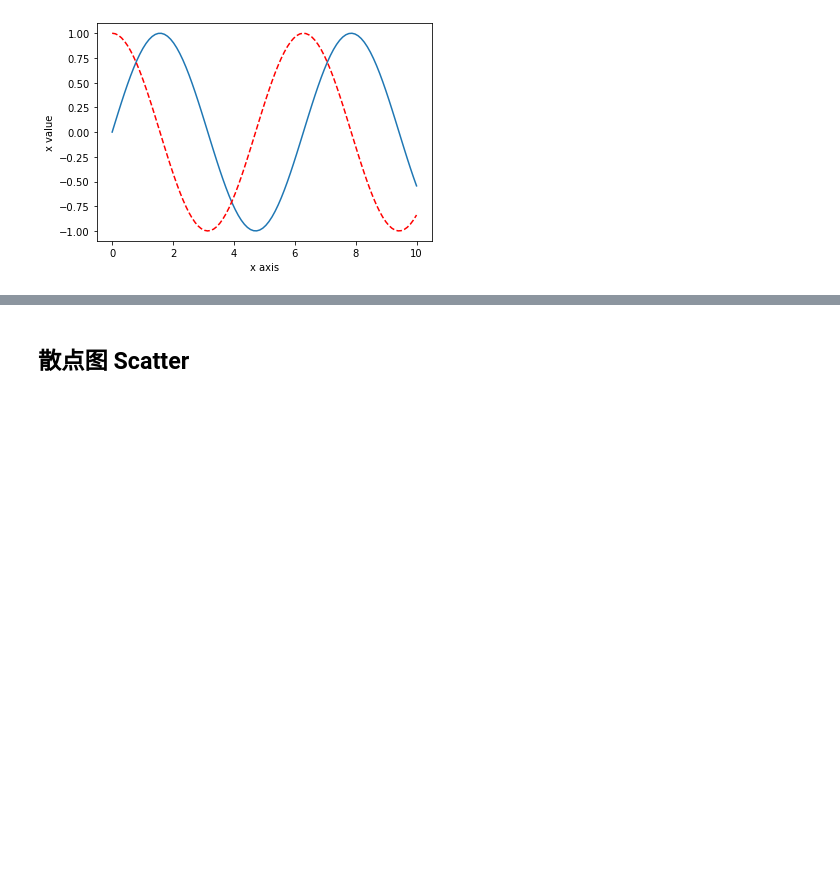
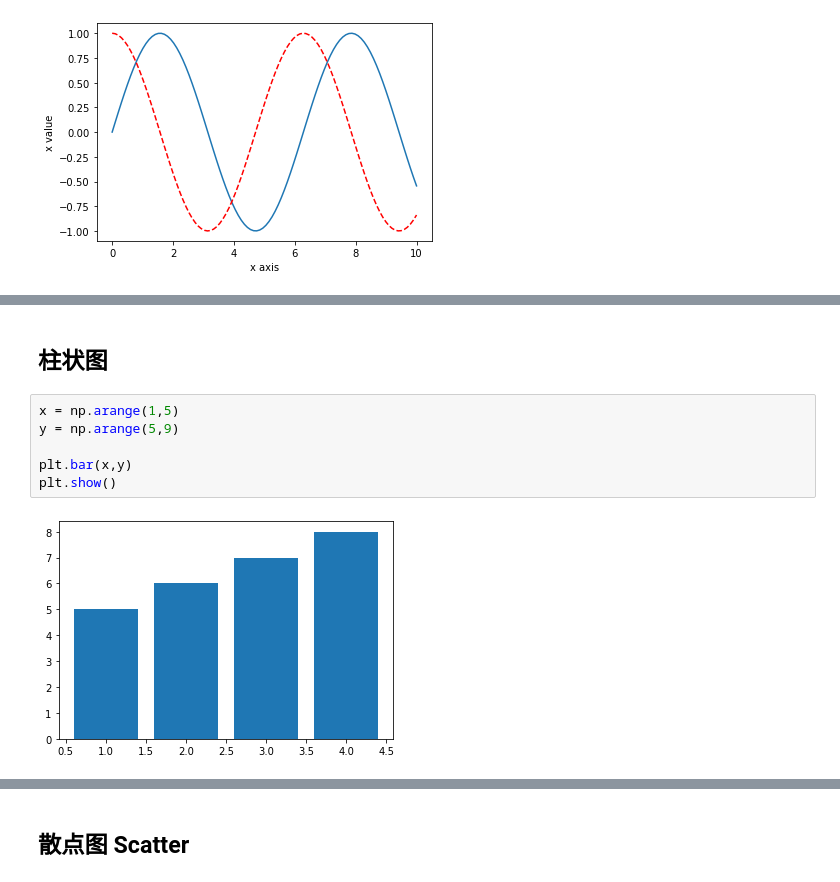
Before and after one commit to pipo-chen/python-machine-learning, a Jupyter notebook: matplotlib_test.ipynb, the cells around one changed output, grey strips where cells are left out. Saved outputs shown, nothing was run; the diff lists cells and outputs as text; blank space fills up the shorter version.

```diff
--- a/matplotlib_test.ipynb
+++ b/matplotlib_test.ipynb
@@ -131,0 +172,10 @@ plt.show() #可以添加线条含义
+# %% [markdown]
+## 柱状图
+# %%
+x = np.arange(1,5)
+y = np.arange(5,9)
+
+plt.bar(x,y)
+plt.show()
+# %% [output]
+[figure, added]
```
Also changed, not shown: parts of 13 cells of this notebook, 4 other files.
